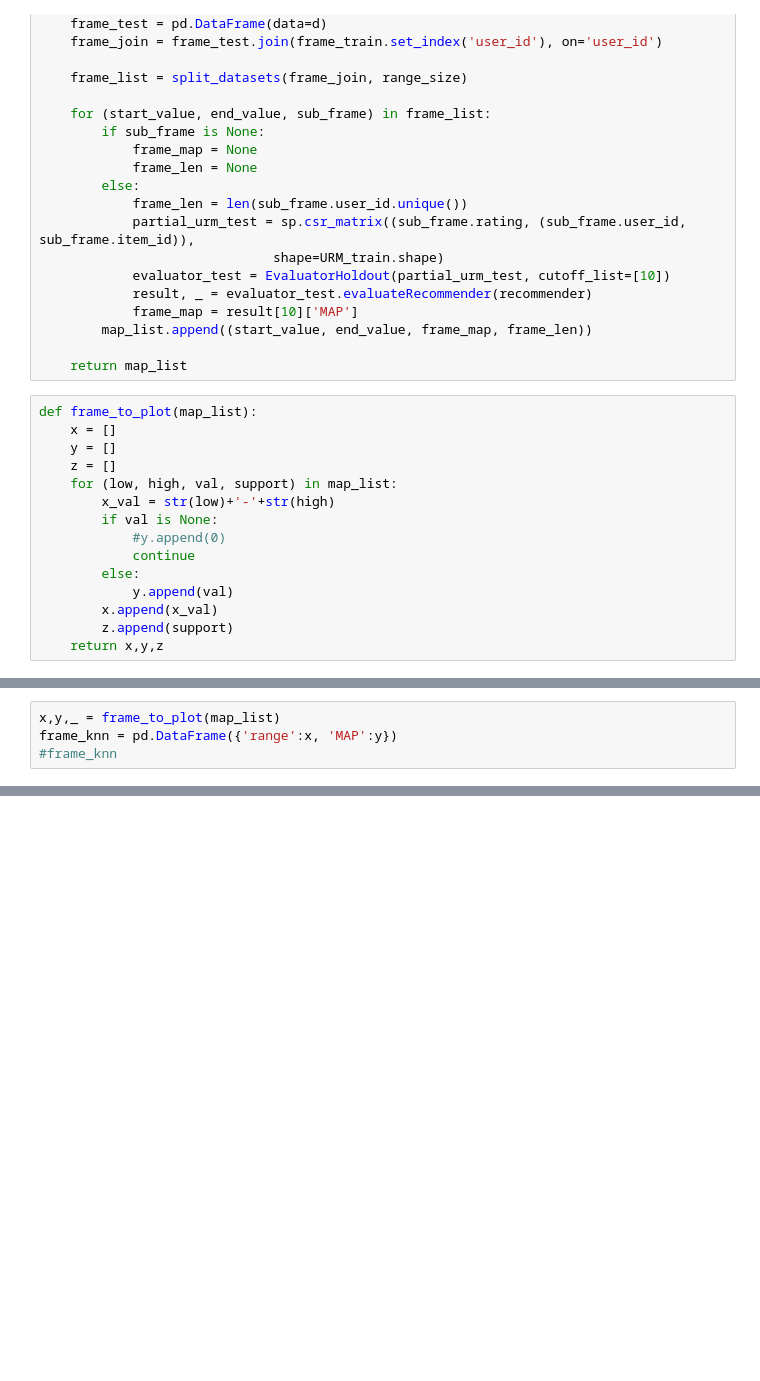
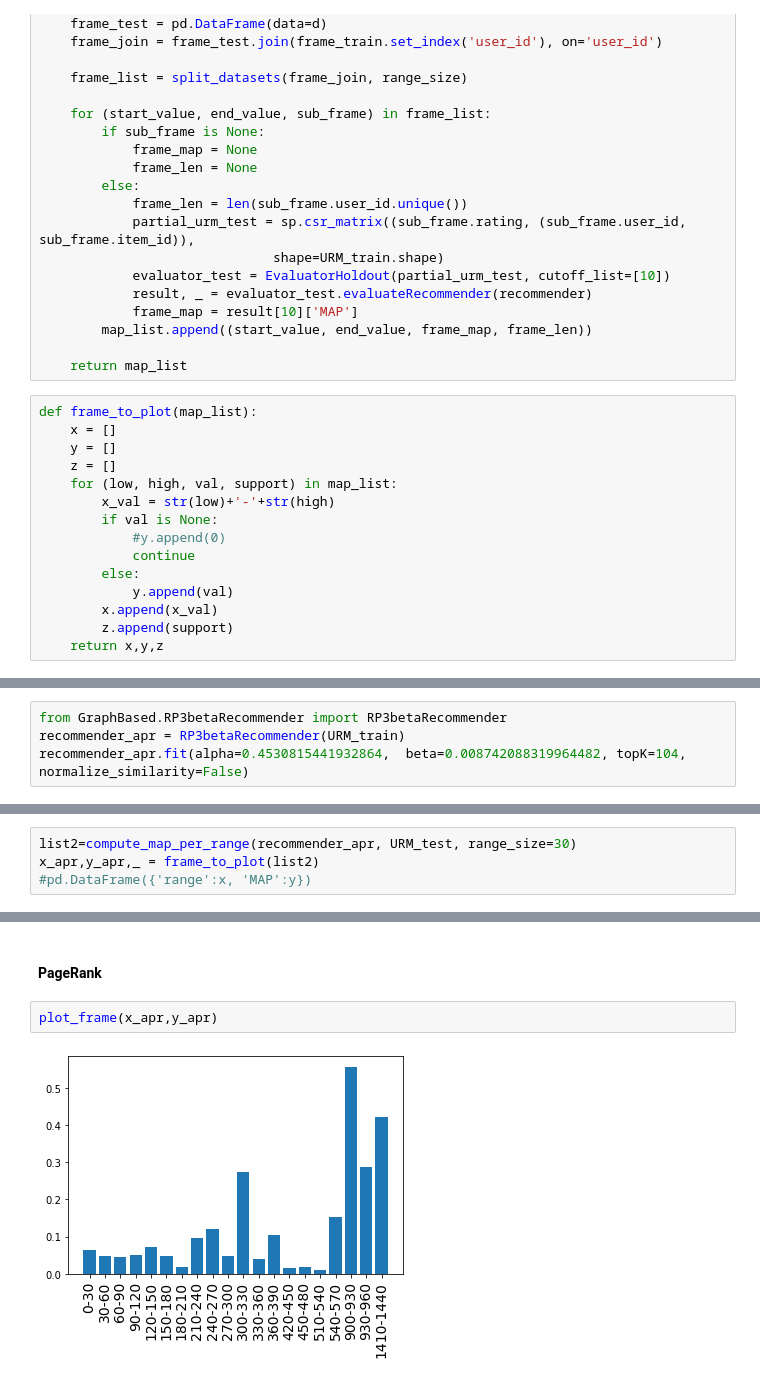
Before and after one commit to fcolombo7/RecSys-2020, a Jupyter notebook: user_analysis.ipynb, the cells around one changed output, grey strips where cells are left out. Cells and saved outputs as stored; diff of their text form; blank space fills up the shorter version.

```diff
--- a/user_analysis.ipynb
+++ b/user_analysis.ipynb
@@ -169,0 +203,4 @@ EvaluatorHoldout: Processed 1 ( 100.00% ) in 0.01 sec. Users per second: 183
+# %%
+from GraphBased.RP3betaRecommender import RP3betaRecommender
+recommender_apr = RP3betaRecommender(URM_train)
+recommender_apr.fit(alpha=0.4530815441932864,  beta=0.008742088319964482, topK=104, normalize_similarity=False)
@@ -170,4 +210,4 @@ EvaluatorHoldout: Processed 1 ( 100.00% ) in 0.01 sec. Users per second: 183
 # %%
-x,y,_ = frame_to_plot(map_list)
-frame_knn = pd.DataFrame({'range':x, 'MAP':y})
-#frame_knn
+list2=compute_map_per_range(recommender_apr, URM_test, range_size=30)
+x_apr,y_apr,_ = frame_to_plot(list2)
+#pd.DataFrame({'range':x, 'MAP':y})
@@ -182,0 +286,6 @@ compute_map_per_range(rec_top, URM_test, range_size=30)
+# %% [markdown]
+#### PageRank
+# %%
+plot_frame(x_apr,y_apr)
+# %% [output]
+[figure, added]
```
Also changed, not shown: parts of 30 cells of this notebook, 8 other files.
